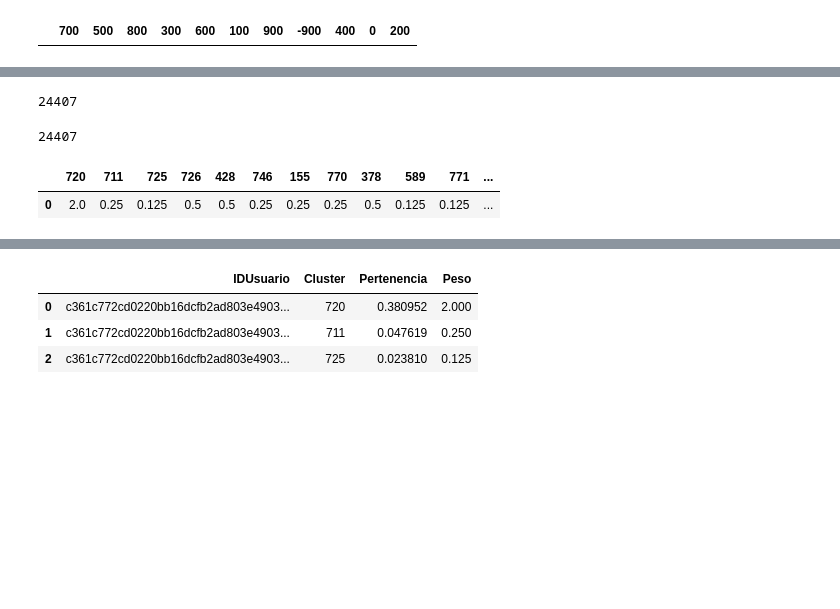
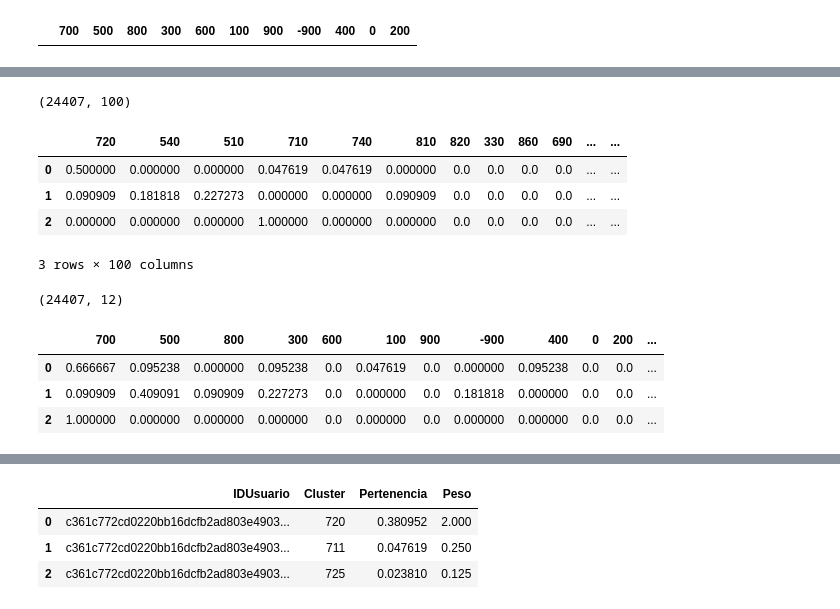
Before and after one commit to Johan-Ortegon-1/uaque, a Jupyter notebook: V2_Clustering_+_Recomendations/ClusteringYRecomendacionesDifusas.ipynb, the cells around one changed output, grey strips where cells are left out. Drawn from its saved outputs; the diff is of its cells as text; code cells hidden in the pictures; blank space fills up the shorter version.

```diff
--- a/V2_Clustering_+_Recomendations/ClusteringYRecomendacionesDifusas.ipynb
+++ b/V2_Clustering_+_Recomendations/ClusteringYRecomendacionesDifusas.ipynb
@@ -142,15 +148,21 @@ display(pesos_norm_id_unidad.shape[0])
 # %%
 pesos_norm_id_decena = normalizar_pesos(pesos_usuarios_decena)
-display(pesos_norm_id_decena.shape[0])
+display(pesos_norm_id_decena.shape)
+pesos_norm_id_decena.head(3)
 # %% [output]
-24407
+(24407, 100)
+|  | 720 | 540 | 510 | 710 | 740 | 810 | 820 | 330 | 860 | 690 | ... | ... |
+| 0 | 0.500000 | 0.000000 | 0.000000 | 0.047619 | 0.047619 | 0.000000 | 0.0 | 0.0 | 0.0 | 0.0 | ... | ... |
+| 1 | 0.090909 | 0.181818 | 0.227273 | 0.000000 | 0.000000 | 0.090909 | 0.0 | 0.0 | 0.0 | 0.0 | ... | ... |
+| 2 | 0.000000 | 0.000000 | 0.000000 | 1.000000 | 0.000000 | 0.000000 | 0.0 | 0.0 | 0.0 | 0.0 | ... | ... |
+3 rows × 100 columns
 # %%
 pesos_norm_id_centena = normalizar_pesos(pesos_usuarios_centena)
-display(pesos_norm_id_centena.shape[0])
+display(pesos_norm_id_centena.shape)
+pesos_norm_id_centena.head(3)
 # %% [output]
-24407
+(24407, 12)
+|  | 700 | 500 | 800 | 300 | 600 | 100 | 900 | -900 | 400 | 0 | 200 | ... |
+| 0 | 0.666667 | 0.095238 | 0.000000 | 0.095238 | 0.0 | 0.047619 | 0.0 | 0.000000 | 0.095238 | 0.0 | 0.0 | ... |
+| 1 | 0.090909 | 0.409091 | 0.090909 | 0.227273 | 0.0 | 0.000000 | 0.0 | 0.181818 | 0.000000 | 0.0 | 0.0 | ... |
+| 2 | 1.000000 | 0.000000 | 0.000000 | 0.000000 | 0.0 | 0.000000 | 0.0 | 0.000000 | 0.000000 | 0.0 | 0.0 | ... |
-# %%
-display(eliminar_cero('c361c772cd0220bb16dcfb2ad803e4903334ab94',pesos_usuarios_unidad))
-# %% [output]
-|  | 720 | 711 | 725 | 726 | 428 | 746 | 155 | 770 | 378 | 589 | 771 | ... |
-| 0 | 2.0 | 0.25 | 0.125 | 0.5 | 0.5 | 0.25 | 0.25 | 0.25 | 0.5 | 0.125 | 0.125 | ... |
```
Also changed, not shown: parts of 29 cells of this notebook.
